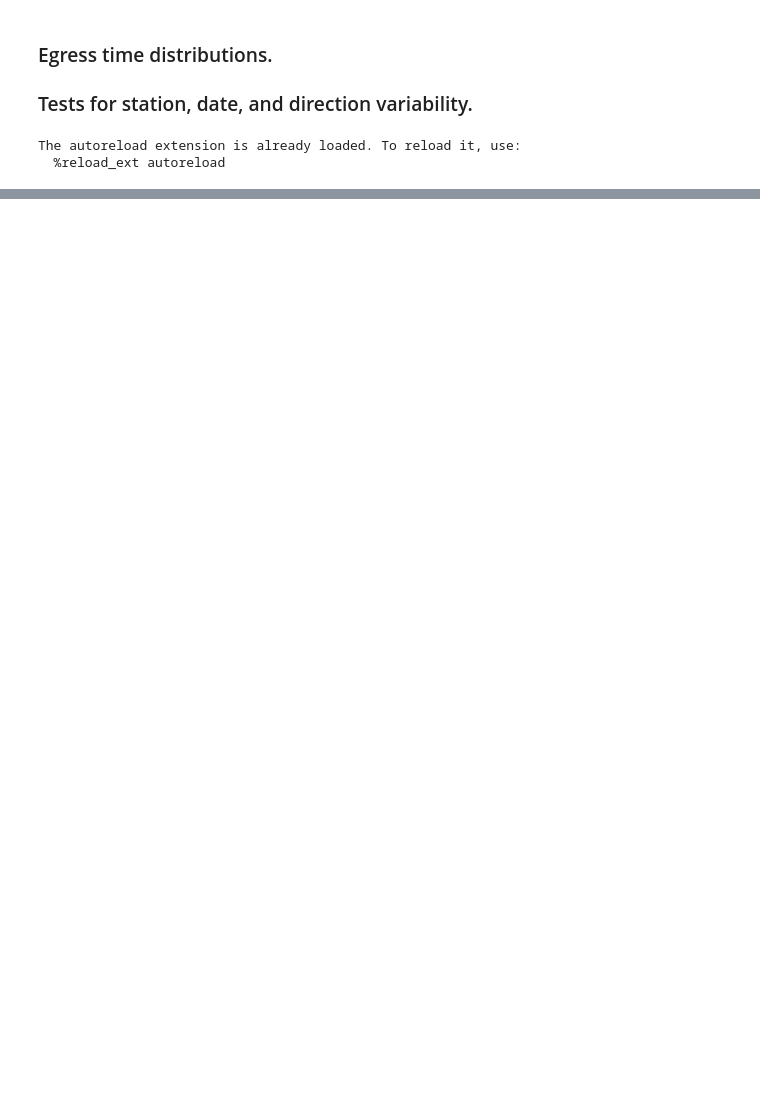
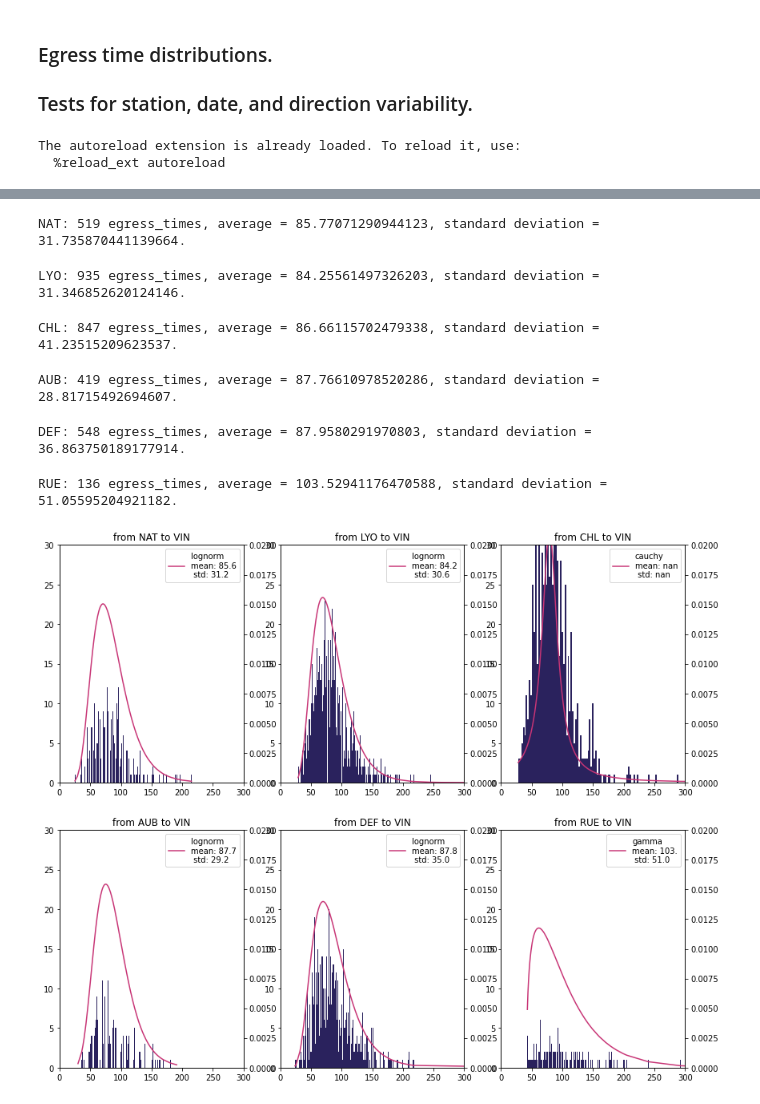
Before and after one commit to JustineDorsz/denied-boarding-estimation, a Jupyter notebook: f2b/preprocessing/tests_origin_station.ipynb, the cells around one changed output, grey strips where cells are left out. Drawn from its saved outputs; the diff is of its cells as text; code cells hidden in the pictures; blank space fills up the shorter version.

```diff
--- a/f2b/preprocessing/tests_origin_station.ipynb
+++ b/f2b/preprocessing/tests_origin_station.ipynb
@@ -70,0 +135,61 @@ stations = ["VIN", "NAT", "LYO", "CHL", "AUB", "ETO", "DEF"]
+# %%
+egress_times_by_station = {}
+
+row_nbr = 2
+column_nbr = 3
+fig, axs = pyplot.subplots(row_nbr, column_nbr, figsize=(14, 12))
+plot_row = 0
+plot_column = 0
+
+result_output_writing = {}
+
+station_estimation = stations[0]
+for station_origin in tqdm(stations[1:]):
+    stations_origin = [station_origin]
+    data = Data(station_estimation, dates, stations_origin, False)
+    egress_times_by_station[station_origin] = data.egress_times
+    print(
+        f"{station_origin}: {len(data.egress_times)} egress_times, average = {mean(data.egress_times)}, standard deviation = {stdev(data.egress_times)}."
+    )
+
+    # Find best probability law fitting the egress time distribution.
+    f = Fitter(
+        egress_times_by_station[station_origin],
+        distributions=get_common_distributions(),
+    )
+    f.fit()
+    best_law_info = f.get_best()
+
+    # Format estimated parameters, write distributions and parameters in fitted_laws.
+    for law in best_law_info.keys():
+        param_dict = {}
+        for param_name in best_law_info[law].keys():
+            best_law_info[law][param_name] = round(
+                best_law_info[law][param_name], sigfigs=3
+            )
+            param_dict.update({param_name: float(best_law_info[law][param_name])})
+        result_output_writing.update(
+            {station_origin: {"distribution": law, "parameters": param_dict}}
+        )
+
+    # Plot egress time distribution and fitted law.
+    if plot_row < column_nbr:
+        plot_distributions_and_estimations(
+            axs,
+            [plot_row, plot_column],
+            egress_times_by_station,
+            best_law_info,
+            station_origin,
+        )
+
+    # Update plot position.
+    plot_row = plot_row + (plot_column + 1) // column_nbr
+    plot_column = (plot_column + 1) % column_nbr
+# %% [output]
+NAT: 519 egress_times, average = 85.77071290944123, standard deviation = 31.735870441139664.
+LYO: 935 egress_times, average = 84.25561497326203, standard deviation = 31.346852620124146.
+CHL: 847 egress_times, average = 86.66115702479338, standard deviation = 41.23515209623537.
+AUB: 419 egress_times, average = 87.76610978520286, standard deviation = 28.81715492694607.
+DEF: 548 egress_times, average = 87.9580291970803, standard deviation = 36.863750189177914.
+RUE: 136 egress_times, average = 103.52941176470588, standard deviation = 51.05595204921182.
+[figure, added]
```
Also changed, not shown: parts of 10 cells of this notebook, 9 other files.
